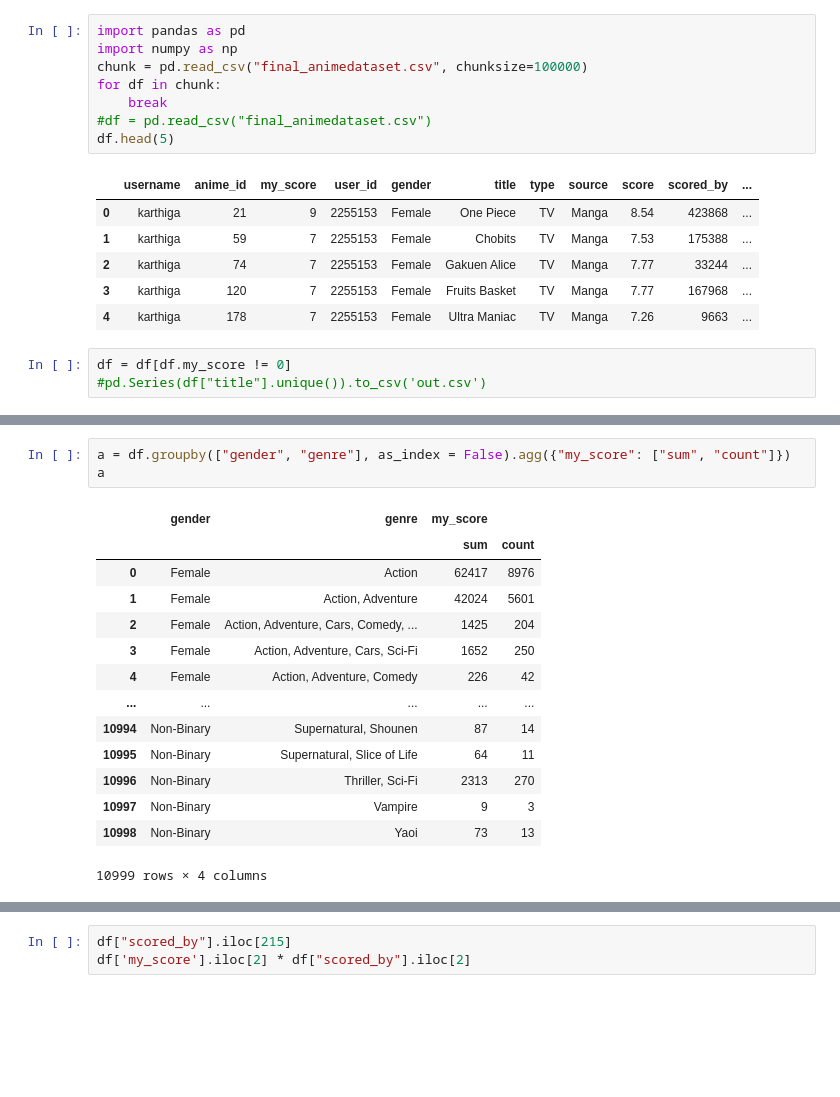
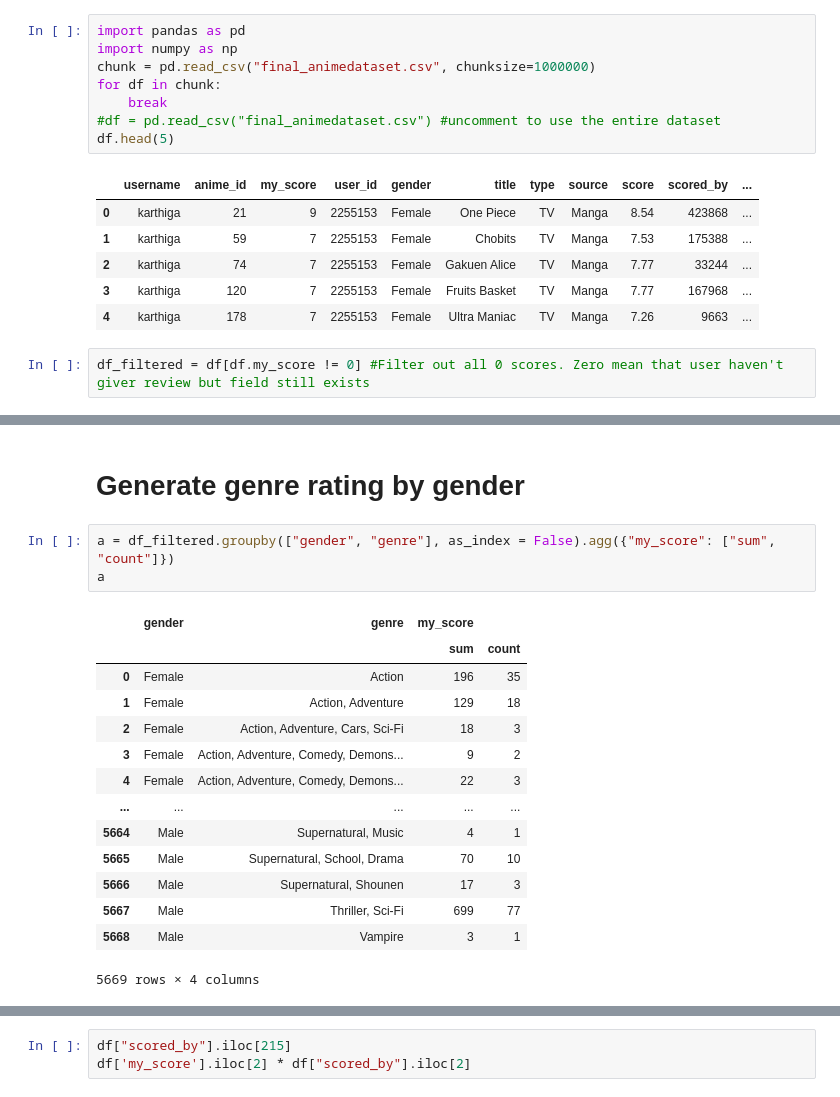
Before and after one commit to Rxsengxn/examine-anime-dataset, a Jupyter notebook: selge.ipynb, the cells around one changed output, grey strips where cells are left out. Cells and saved outputs as stored; diff of their text form; blank space fills up the shorter version.

```diff
--- a/selge.ipynb
+++ b/selge.ipynb
@@ -1,10 +1,10 @@
 # %%
 import pandas as pd
 import numpy as np
-chunk = pd.read_csv("final_animedataset.csv", chunksize=100000)
+chunk = pd.read_csv("final_animedataset.csv", chunksize=1000000)
 for df in chunk:
     break
-#df = pd.read_csv("final_animedataset.csv")
+#df = pd.read_csv("final_animedataset.csv") #uncomment to use the entire dataset
 df.head(5)
 # %% [output]
 |  | username | anime_id | my_score | user_id | gender | title | type | source | score | scored_by | ... |
@@ -13,7 +13,6 @@ df.head(5)
 | 2 | karthiga | 74 | 7 | 2255153 | Female | Gakuen Alice | TV | Manga | 7.77 | 33244 | ... |
 | 3 | karthiga | 120 | 7 | 2255153 | Female | Fruits Basket | TV | Manga | 7.77 | 167968 | ... |
 | 4 | karthiga | 178 | 7 | 2255153 | Female | Ultra Maniac | TV | Manga | 7.26 | 9663 | ... |
-# %%
-df = df[df.my_score != 0]
-#pd.Series(df["title"].unique()).to_csv('out.csv')
+# %%
+df_filtered = df[df.my_score != 0] #Filter out all 0 scores. Zero mean that user haven't giver review but field still exists
 # %%
@@ -27,20 +56,22 @@ print(df1.head(5))
+# %% [markdown]
+# Generate genre rating by gender
 # %%
-a = df.groupby(["gender", "genre"], as_index = False).agg({"my_score": ["sum", "count"]})
+a = df_filtered.groupby(["gender", "genre"], as_index = False).agg({"my_score": ["sum", "count"]})
 a
 # %% [output]
 |  | gender | genre | my_score |  |
 |  |  |  | sum | count |
-| 0 | Female | Action | 62417 | 8976 |
-| 1 | Female | Action, Adventure | 42024 | 5601 |
-| 2 | Female | Action, Adventure, Cars, Comedy, ... | 1425 | 204 |
-| 3 | Female | Action, Adventure, Cars, Sci-Fi | 1652 | 250 |
-| 4 | Female | Action, Adventure, Comedy | 226 | 42 |
+| 0 | Female | Action | 196 | 35 |
+| 1 | Female | Action, Adventure | 129 | 18 |
+| 2 | Female | Action, Adventure, Cars, Sci-Fi | 18 | 3 |
+| 3 | Female | Action, Adventure, Comedy, Demons... | 9 | 2 |
+| 4 | Female | Action, Adventure, Comedy, Demons... | 22 | 3 |
 | ... | ... | ... | ... | ... |
-| 10994 | Non-Binary | Supernatural, Shounen | 87 | 14 |
-| 10995 | Non-Binary | Supernatural, Slice of Life | 64 | 11 |
-| 10996 | Non-Binary | Thriller, Sci-Fi | 2313 | 270 |
-| 10997 | Non-Binary | Vampire | 9 | 3 |
-| 10998 | Non-Binary | Yaoi | 73 | 13 |
+| 5664 | Male | Supernatural, Music | 4 | 1 |
+| 5665 | Male | Supernatural, School, Drama | 70 | 10 |
+| 5666 | Male | Supernatural, Shounen | 17 | 3 |
+| 5667 | Male | Thriller, Sci-Fi | 699 | 77 |
+| 5668 | Male | Vampire | 3 | 1 |
-10999 rows × 4 columns
+5669 rows × 4 columns
 # %%
 
```
Also changed, not shown: parts of 23 cells of this notebook.
